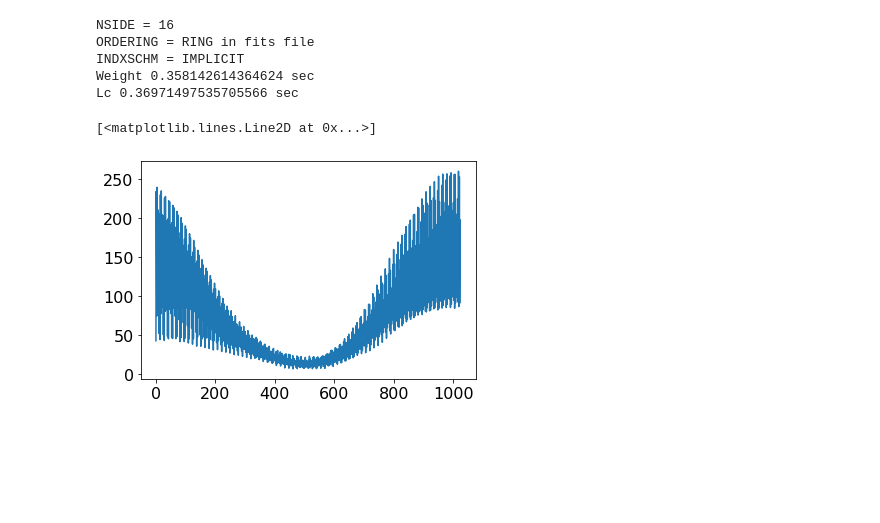
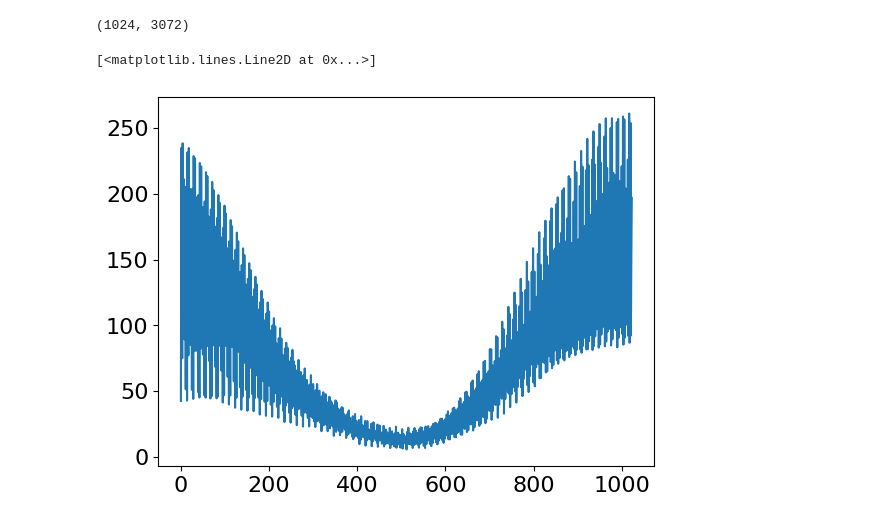
Before and after one commit to HajimeKawahara/sot, a Jupyter notebook: tutorial/dynamic SOT for a rotating Earth.ipynb, the cells around one changed output. Drawn from its saved outputs; the diff is of its cells as text; code cells hidden in the pictures; blank space fills up the shorter version.

```diff
--- a/tutorial/dynamic SOT for a rotating Earth.ipynb
+++ b/tutorial/dynamic SOT for a rotating Earth.ipynb
@@ -42,29 +36,28 @@ from sot.sotplot import plotdymap
 # %%
-    mmap=hp.read_map("/home/kawahara/exomap/sot/data/mockalbedo16.fits")
-    mask=(mmap>0.0)
-    mmap[mask]=1.0
-    M=mvmap.rotating_map(mmap,obst,rotthetamax=np.pi/2.0)
-    #geometric weight
-    ts=time.time()
-    Thetav=worb*obst
-    Phiv=np.mod(wspin*obst,2*np.pi)
-    WI,WV=mocklc.comp_weight(nside,zeta,inc,Thetaeq,Thetav,Phiv)
-    W=WV[:,:]*WI[:,:]
-    print("Weight",time.time()-ts,"sec")
+from sot.io.load_data import get_data_filepath
 
-    #Light curve
-    lc=np.sum(W*M,axis=1)
-    noiselevel=0.01
-    sigma=noiselevel*np.mean(lc)
-    noise=sigma*np.random.normal(0.0,1.0,np.shape(lc))
-    lc=lc+noise
-    print("Lc",time.time()-ts,"sec")
-    plt.plot(lc)
+nside = 16
+npix = hp.nside2npix(nside)
+file_path = get_data_filepath("mockalbedo16.fits")
+mmap = hp.read_map(file_path)
+mask = mmap > 0.0
+mmap[mask] = 1.0
+movmap = mvmap.rotating_map(mmap, obst, rotthetamax=np.pi / 2.0)
+print(movmap.shape)
+# geometric weight
+Thetav = worb * obst
+Phiv = np.mod(wspin * obst, 2 * np.pi)
+WI, WV = compute_weight(nside, zeta, inc, Thetaeq, Thetav, Phiv)
+W = WV[:, :] * WI[:, :]
+
+# Light curve
+lc = np.sum(W * movmap, axis=1)
+noiselevel = 0.01
+sigma = noiselevel * np.mean(lc)
+noise = sigma * np.random.normal(0.0, 1.0, np.shape(lc))
+lc = lc + noise
+plt.plot(lc)
 # %% [output]
-NSIDE = 16
-ORDERING = RING in fits file
-INDXSCHM = IMPLICIT
-Weight 0.358142614364624 sec
-Lc 0.36971497535705566 sec
+(1024, 3072)
 [<matplotlib.lines.Line2D at 0x...>]
-[figure, old version]
+[figure, new version]
```
Also changed, not shown: parts of 5 cells of this notebook, 3 other files.
